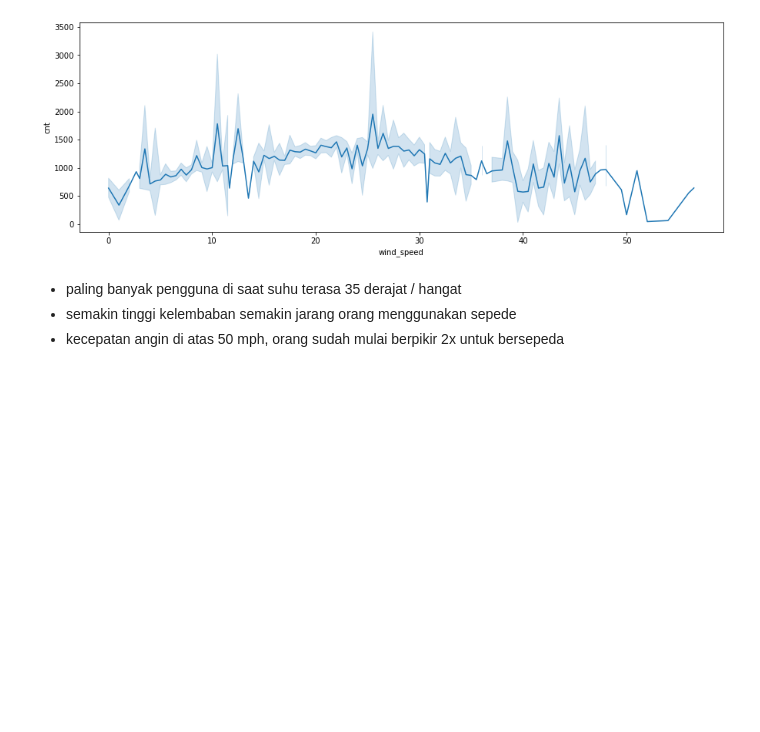
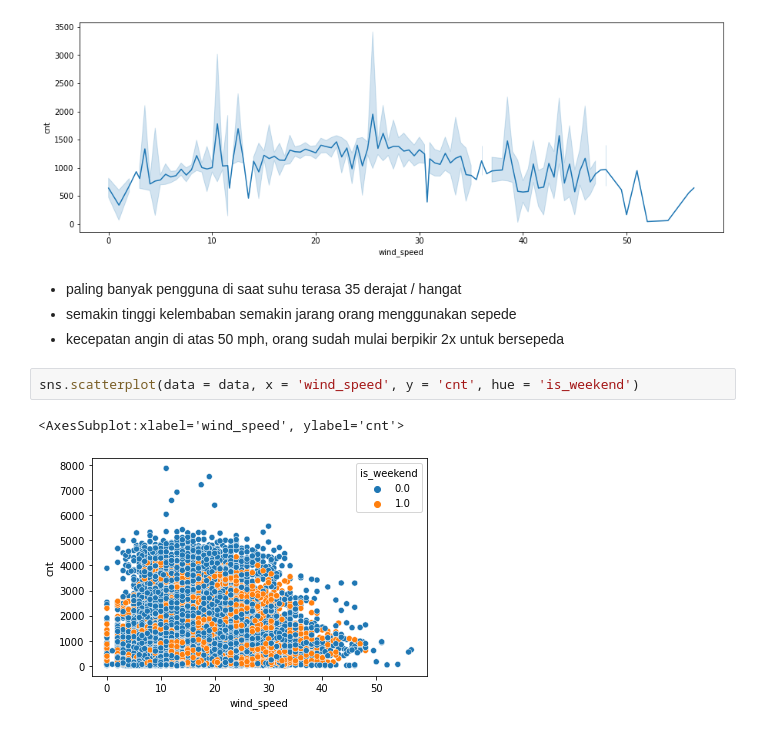
Before and after one commit to royandhika/london_bike_share, a Jupyter notebook: bike_share.ipynb, the cells around one changed output. Cells and saved outputs as stored; diff of their text form; blank space fills up the shorter version.

```diff
--- a/bike_share.ipynb
+++ b/bike_share.ipynb
@@ -251,3 +245,8 @@ sns.lineplot(x='wind_speed', y='cnt', data = data)
 - paling banyak pengguna di saat suhu terasa 35 derajat / hangat
 - semakin tinggi kelembaban semakin jarang orang menggunakan sepede
 - kecepatan angin di atas 50 mph, orang sudah mulai berpikir 2x untuk bersepeda
+# %%
+sns.scatterplot(data = data, x = 'wind_speed', y = 'cnt', hue = 'is_weekend')
+# %% [output]
+<AxesSubplot:xlabel='wind_speed', ylabel='cnt'>
+[figure, added]
```
Also changed, not shown: parts of 5 cells of this notebook.
